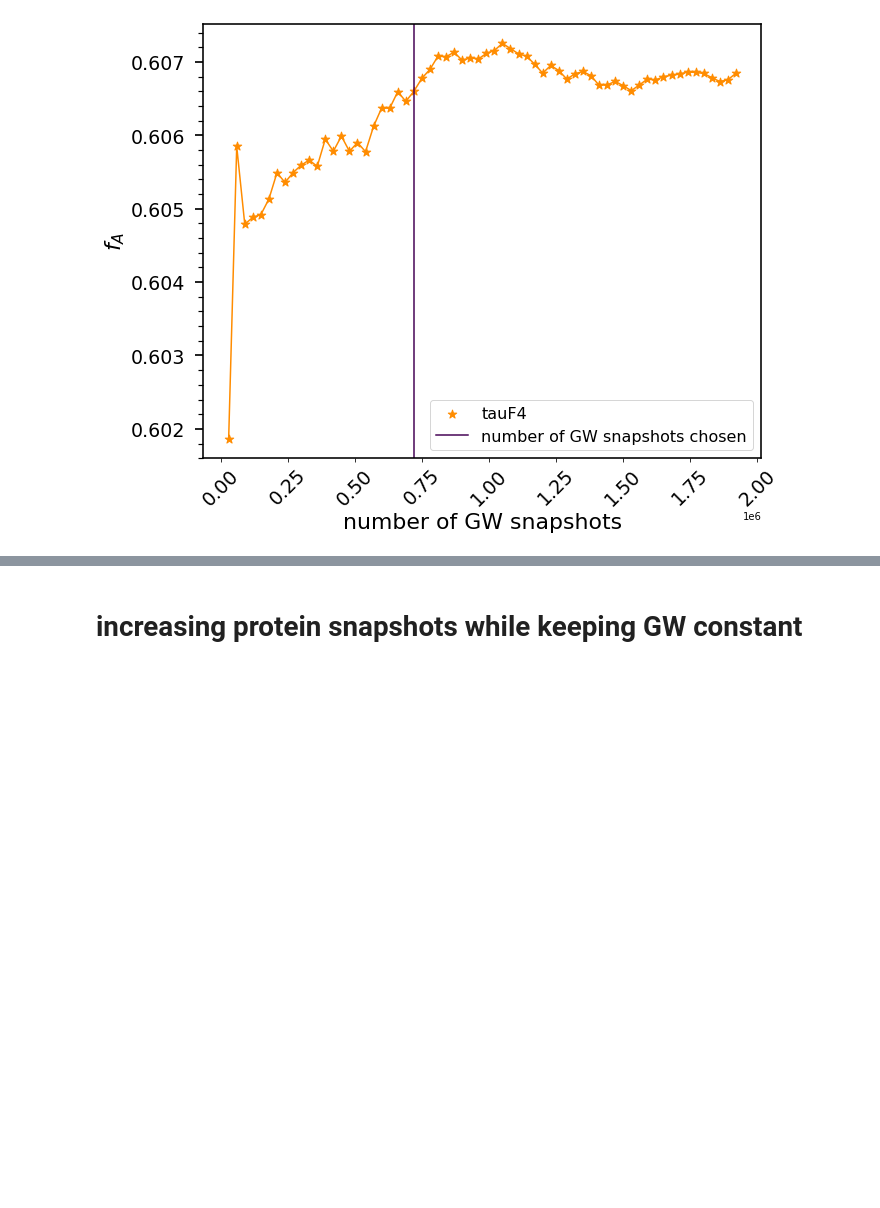
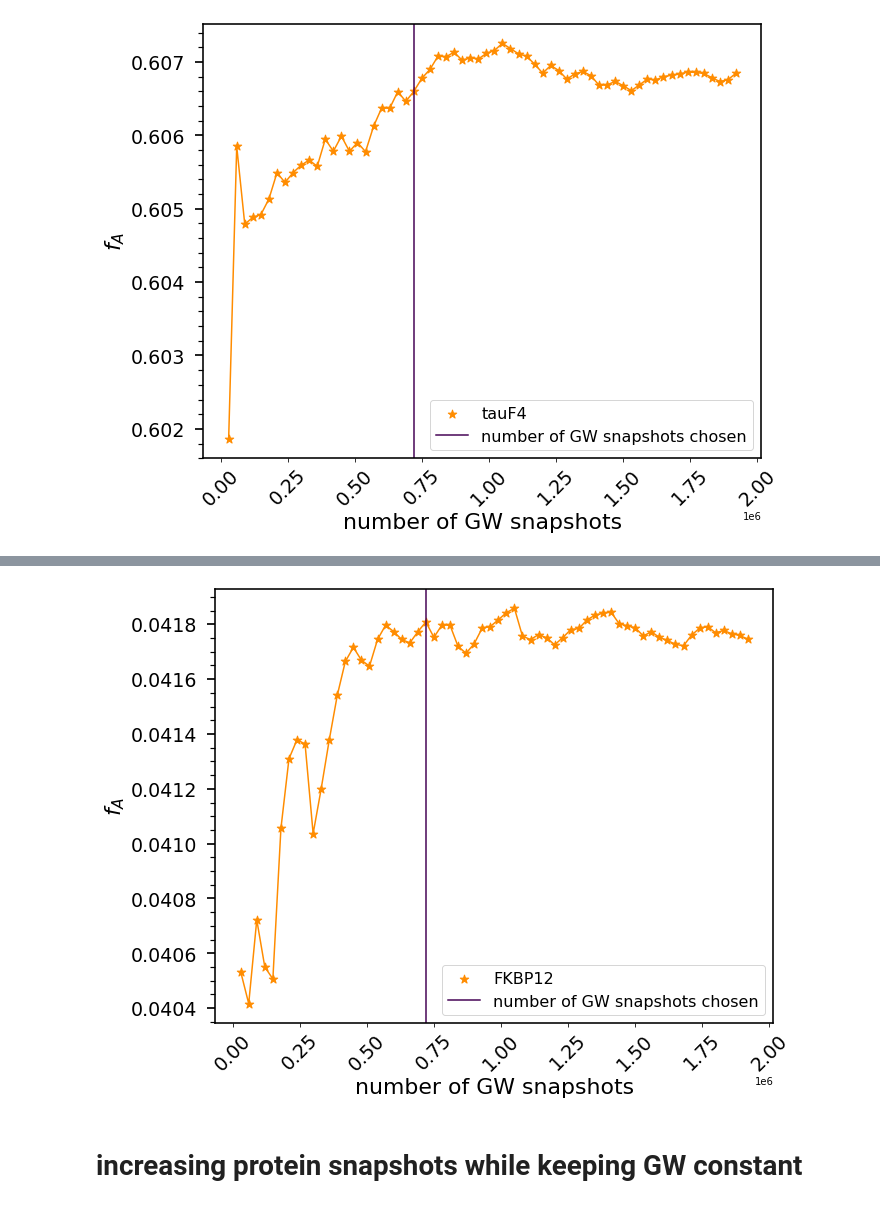
Before and after one commit to hshadman/disordered_protein_polymer_chain_theory, a Jupyter notebook: summary_SAW_RW/Jesse_definition_new_fA_3rd(2ndJupyter).ipynb, the cells around one changed output, grey strips where cells are left out. Saved outputs shown, nothing was run; the diff lists cells and outputs as text; code cells hidden in the pictures; blank space fills up the shorter version.

```diff
--- a/summary_SAW_RW/Jesse_definition_new_fA_3rd(2ndJupyter).ipynb
+++ b/summary_SAW_RW/Jesse_definition_new_fA_3rd(2ndJupyter).ipynb
@@ -5644,3 +5655,15 @@ ax.legend(fontsize=16)
 plt.savefig('supplemental_algorithm_figures/tauF4_vary_GW.png', dpi = 1000, bbox_inches='tight')
 # %% [output]
 [figure]
+# %%
+#after definition changed
+#MAKE sure to double check 'every_ith_snap' variable and how its defined -  affects what to
+
+GW_snaps=[]
+fA_value_3rd=[]
+
+for upto_ind_run in range(1,65):
+        GW_snaps.append(GW_ind_runs_chainlen100[GW_ind_runs_chainlen100.run_number<=upto_ind_run].shape[0])
+        fA_value_3rd.append(fA_using_cdist(FKBP12_ESFF1_rg_ree_ratheatmap,
+                                           'FKBP12',GW_ind_runs_chainlen100,
+                                           upto_ind_run,FKBP12_ESFF1_rg_ree_ratheatmap.shape[0],1,0.1))
@@ -5647,3 +5688,58 @@ plt.savefig('supplemental_algorithm_figures/tauF4_vary_GW.png', dpi = 1000, bbox
+# %%
+
+from scipy.optimize import curve_fit
+
+# def func_powerlaw(x, m, c, c0):
+#     return c0 + x**m * c
+
+# target_func = func_powerlaw
+
+
+
+
+
+
+fig,ax=plt.subplots(figsize=(10,8))
+
+ax.scatter(GW_snaps,
+           fA_value_3rd,
+           color='darkorange',label='FKBP12' ,
+           marker='*',s=80)
+
+#popt, pcov = curve_fit(target_func, GW_snaps, fA_value_3rd,maxfev=2000,p0=[0.05,0.09,0.8])
+ax.plot(GW_snaps,
+       fA_value_3rd,
+       color='darkorange')
+#x=GW_snaps#+[2000000,2500000,3000000,4000000]
+#ax.plot(x, target_func(x, *popt), 'r-')
+#del x
+#plt.legend()
+
+
+plt.setp(ax.get_xticklabels(),fontsize=19,rotation=45)
+plt.setp(ax.get_yticklabels(),fontsize=19)
+ax.set_xlabel('number of GW snapshots',fontsize=22)
+ax.set_ylabel('$f_A$',fontsize=22)
+color_list = iter(cm.viridis(np.linspace(0, 1, GW_equil_chain_rg_ree.chain_length.unique().shape[0])))
+ax.axvline(x=720000,ymin=0,ymax=1,linewidth=1.5,color=next(color_list),label='number of GW snapshots chosen')
+#ax.text(0.2,0.5,'both protein & GW have 180000 snapshots',
+#                  transform=ax.transAxes,fontsize=18,color='black')
+
+#ax.set_ylim(-0.05,1)
+for i in ['top', 'left', 'right', 'bottom']:
+    ax.spines[i].set_linewidth(1.6)
+
+ax.minorticks_on()
+ax.tick_params(axis='y', which='major', labelsize=19, width = 1.7, size = 8,pad=10)
+ax.tick_params(axis='y', which='minor', width = 1.2, size = 5)
+ax.tick_params(axis='x', which='minor',bottom=False)
+ax.legend(fontsize=16)
+#ax.set_xscale('log')
+#ax.set_yscale('log')
+
+plt.savefig('supplemental_algorithm_figures/FKBP12_vary_GW.png', dpi = 1000, bbox_inches='tight')
+# %% [output]
+[figure, added]
 # %% [markdown]
 # increasing protein snapshots while keeping GW constant
 # %%
```
Also changed, not shown: parts of 12 cells of this notebook.
